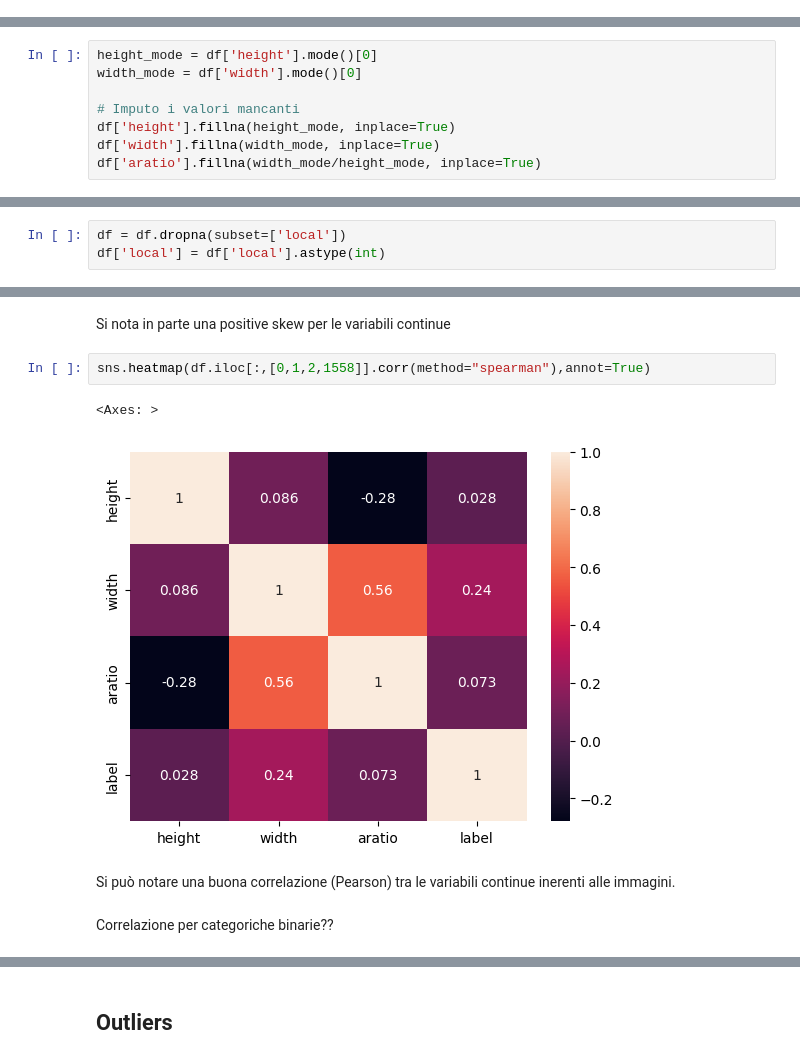
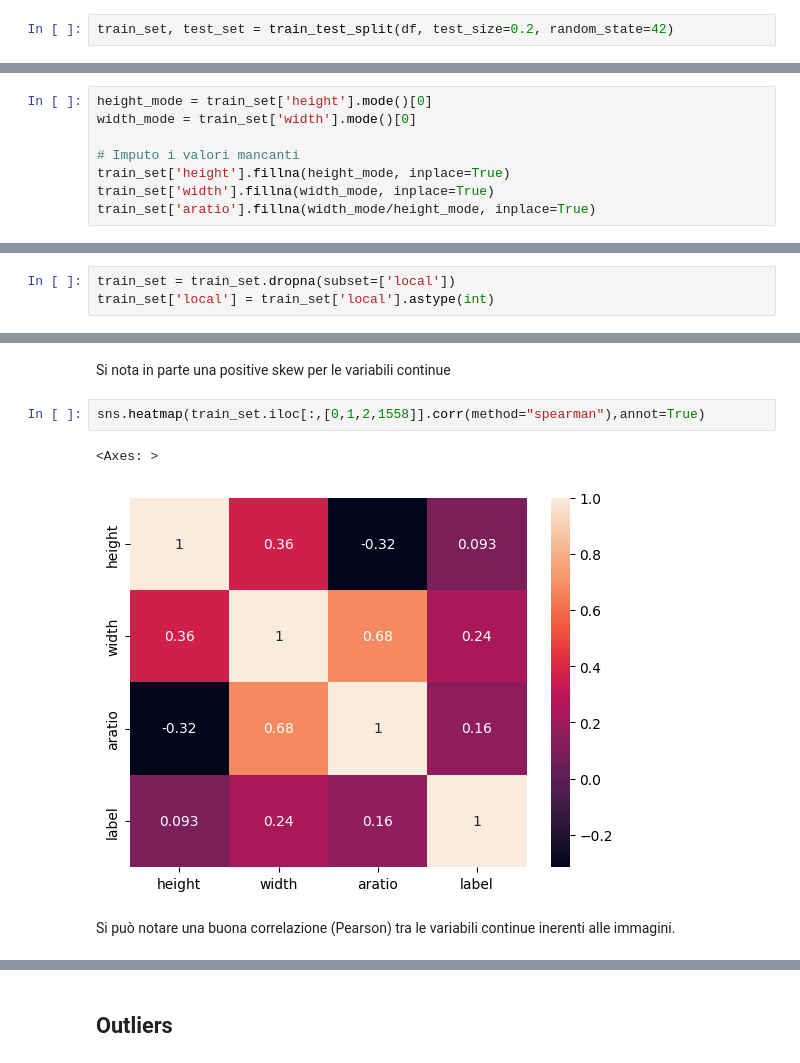
Before and after one commit to wredan/fad-project, a Jupyter notebook: notebook.ipynb, the cells around one changed output, grey strips where cells are left out. Drawn from its saved outputs; the diff is of its cells as text.

Commit message:
feat: add interactive plot and train-test split

```diff
--- a/notebook.ipynb
+++ b/notebook.ipynb
@@ -130,0 +134,2 @@ df['local'] = df['local'].astype(float)
+# %%
+train_set, test_set = train_test_split(df, test_size=0.2, random_state=42)
@@ -198,9 +254,9 @@ Si è deciso di procedere con la moda per height e width e ricavare da essa araz
 # %%
-height_mode = df['height'].mode()[0]
-width_mode = df['width'].mode()[0]
+height_mode = train_set['height'].mode()[0]
+width_mode = train_set['width'].mode()[0]
 
 # Imputo i valori mancanti
-df['height'].fillna(height_mode, inplace=True)
-df['width'].fillna(width_mode, inplace=True)
-df['aratio'].fillna(width_mode/height_mode, inplace=True)
+train_set['height'].fillna(height_mode, inplace=True)
+train_set['width'].fillna(width_mode, inplace=True)
+train_set['aratio'].fillna(width_mode/height_mode, inplace=True)
 # %% [markdown]
@@ -214,8 +270,8 @@ Di seguito i records con la feature local con dati mancanti:
 # %% [markdown]
 Considerando che sono solo 15 i record con local indefinito, per cui lo 0.45% del totale, si procede all'eliminazione di questi records.
 # %%
-df = df.dropna(subset=['local'])
-df['local'] = df['local'].astype(int)
+train_set = train_set.dropna(subset=['local'])
+train_set['local'] = train_set['local'].astype(int)
 # %% [markdown]
 Osservazione dati puliti
 # %%
@@ -318,11 +343,9 @@ plt.show()
 # %% [markdown]
 Si nota in parte una positive skew per le variabili continue
 # %%
-sns.heatmap(df.iloc[:,[0,1,2,1558]].corr(method="spearman"),annot=True)
+sns.heatmap(train_set.iloc[:,[0,1,2,1558]].corr(method="spearman"),annot=True)
 # %% [output]
 <Axes: >
-[figure, old version]
+[figure, new version]
 # %% [markdown]
 Si può notare una buona correlazione (Pearson) tra le variabili continue inerenti alle immagini.
-# %% [markdown]
-Correlazione per categoriche binarie??
```
Also changed, not shown: parts of 39 cells of this notebook, 1 other file.
